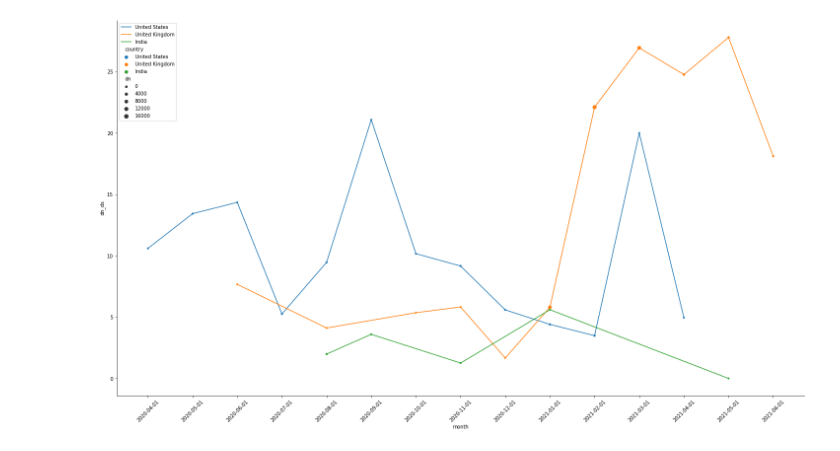
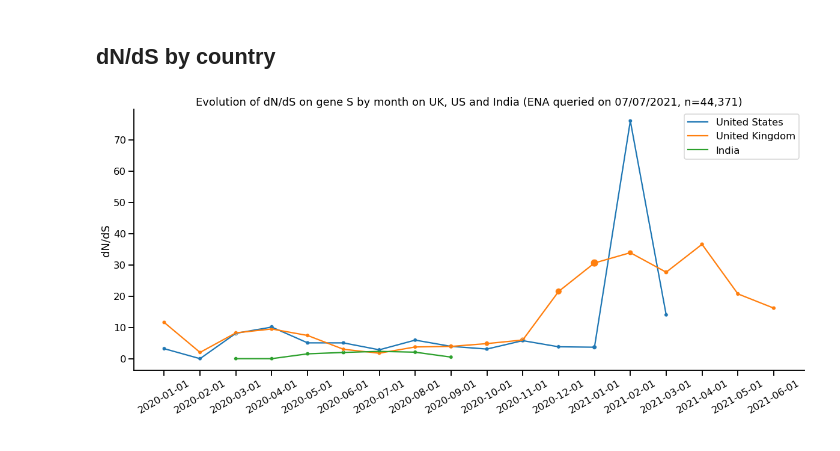
Before and after one commit to TRON-Bioinformatics/covigator, a Jupyter notebook: prototypes/jupyter/dn_ds.ipynb, the cells around one changed output. Saved outputs shown, nothing was run; the diff lists cells and outputs as text; code cells hidden in the pictures.

```diff
--- a/prototypes/jupyter/dn_ds.ipynb
+++ b/prototypes/jupyter/dn_ds.ipynb
@@ -2,7 +9,9 @@
 import pandas as pd
 import seaborn as sns
 import matplotlib.pyplot as plt
+sns.set_context("talk")
 # %%
-data = pd.read_csv('dn_ds_ena_v15.csv')
+data = pd.read_csv('precomputed_dn_ds_v15.csv')
+data["dn_ds"] = data.dn / (data.ds + 1)
 data.head()
 # %% [output]
@@ -15,2 +23,0 @@ data.head()
-# %%
-data["dn_ds"] = data.dn / data.ds
@@ -17,10 +35,17 @@ data["dn_ds"] = data.dn / data.ds
+# %% [markdown]
+## dN/dS by country
 # %%
-plt.figure(figsize=(25, 14))
+plt.figure(figsize=(20, 8))
 sns.lineplot(data=data[(data.gene_name == "S") & (data.country.isin(["United Kingdom", "United States", "India"]))].sort_values("month"),
              x="month", y="dn_ds", hue="country")
 sns.scatterplot(data=data[(data.gene_name == "S") & (data.country.isin(["United Kingdom", "United States", "India"]))].sort_values("month"),
-             x="month", y="dn_ds", hue="country", size="dn")
-plt.xticks(rotation=45)
+             x="month", y="dn_ds", hue="country", size="dn", legend=False)
+plt.xticks(rotation=30)
+plt.title("Evolution of dN/dS on gene S by month on UK, US and India (ENA queried on 07/07/2021, n=44,371)")
+plt.ylabel("dN/dS")
+plt.xlabel(None)
+plt.legend(title=None)
 sns.despine()
+plt.savefig('dn_ds_by_month_on_uk_us_india.png')
 # %% [output]
-[figure, old version]
+[figure, new version]
```
Also changed, not shown: parts of 20 cells of this notebook, 8 other files.
